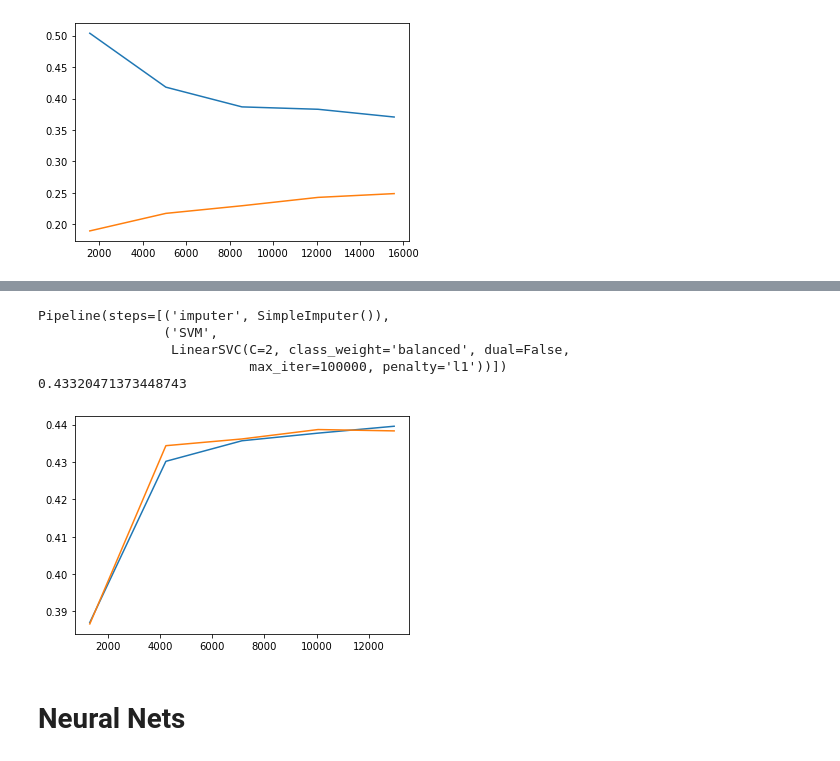
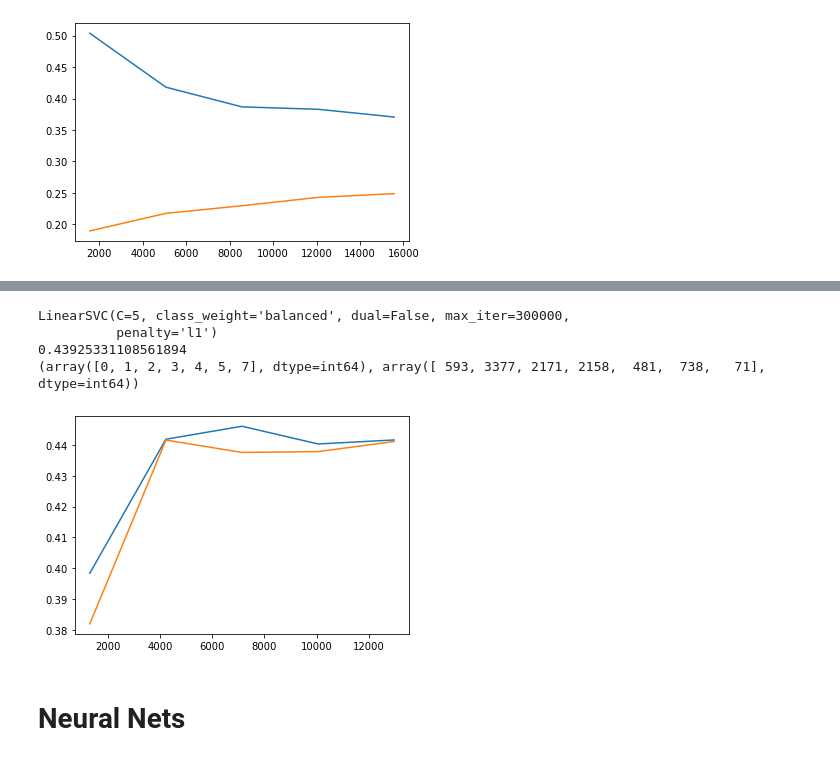
Before and after one commit to WilsJT/Self-Driving, a Jupyter notebook: test.ipynb, the cells around one changed output, grey strips where cells are left out. Drawn from its saved outputs; the diff is of its cells as text; code cells hidden in the pictures.

```diff
--- a/test.ipynb
+++ b/test.ipynb
@@ -254,23 +255,24 @@ plt.show()
 # %% [output]
 [figure]
 # %%
-# Linear
-svm_l2 = LinearSVC()
+# Linear L2, Hinge loss
+svm_h = LinearSVC()
 
 params = {
     'SVM__C': [0.01, 0.1, 1, 2, 5],
     'SVM__penalty': ["l2"],
-    'SVM__loss': ["hinge", "squared_hinge"],
+    'SVM__loss': ["hinge"],
     'SVM__class_weight': ["balanced"],
-    'SVM__max_iter': [100000],
+    'SVM__max_iter': [300000],
     'SVM__tol': [1e-4],
 }
 
 # imp = SimpleImputer(missing_values=np.nan, strategy="mean")
-pipe_l2 = Pipeline(steps=[("imputer", imp), ("SVM", svm_l2)])
+scaler = MinMaxScaler((-1, 1))
+pipe_h = Pipeline(steps=[("scaler", scaler), ("SVM", svm_h)])
 
-grid_l2 = GridSearchCV(pipe_l2, params, scoring="accuracy", cv=StratifiedKFold(3), error_score="raise")
-grid_l2.fit(X_train, y_train)
+grid_h = GridSearchCV(pipe_h, params, scoring="accuracy", cv=StratifiedKFold(3), error_score="raise")
+grid_h.fit(X_train, y_train)
 
-print(grid_l2.cv_results_)
+print(grid_h.cv_results_)
 # %% [output]
@@ -302,22 +304,23 @@ Pipeline(steps=[('imputer', SimpleImputer()),
 # %%
-# Linear
-svm_l1 = LinearSVC()
+# Linear Squared_hinge
+svm_sh = LinearSVC()
 
 params = {
     'SVM__C': [0.01, 0.1, 1, 2, 5],
-    'SVM__penalty': ["l1"],
+    'SVM__penalty': ["l1", "l2"],
     'SVM__dual': [False],
     'SVM__loss': ["squared_hinge"],
     'SVM__class_weight': ["balanced"],
-    'SVM__max_iter': [100000],
+    'SVM__max_iter': [300000],
     'SVM__tol': [1e-4],
 }
 
 # imp = SimpleImputer(missing_values=np.nan, strategy="mean")
-pipe_l1 = Pipeline(steps=[("imputer", imp), ("SVM", svm_l1)])
+scaler = MinMaxScaler((-1, 1))
+pipe_sh = Pipeline(steps=[("scaler", scaler), ("SVM", svm_sh)])
 
-grid_l1 = GridSearchCV(pipe_l1, params, scoring="accuracy", cv=StratifiedKFold(3), error_score="raise")
-grid_l1.fit(X_train, y_train)
+grid_sh = GridSearchCV(pipe_sh, params, scoring="accuracy", cv=StratifiedKFold(3), error_score="raise")
+grid_sh.fit(X_train, y_train)
 
-print(grid_l1.cv_results_)
+print(grid_sh.cv_results_)
 # %% [output]
@@ -341,20 +344,20 @@ print(grid_l1.cv_results_)
 # %%
-print(grid_l1.best_estimator_)
-print(grid_l1.score(X_test, y_test))
+print(grid_sh.best_estimator_[1])
+print(grid_sh.score(X_test, y_test))
+print(np.unique(grid_sh.predict(X_test), return_counts=True))
 # %% [output]
-Pipeline(steps=[('imputer', SimpleImputer()),
-                ('SVM',
-                 LinearSVC(C=2, class_weight='balanced', dual=False,
-                           max_iter=100000, penalty='l1'))])
-0.43320471373448743
+LinearSVC(C=5, class_weight='balanced', dual=False, max_iter=300000,
+          penalty='l1')
+0.43925331108561894
+(array([0, 1, 2, 3, 4, 5, 7], dtype=int64), array([ 593, 3377, 2171, 2158,  481,  738,   71], dtype=int64))
 # %%
-training_examples, train_score, valid_score = learning_curve(LinearSVC(C=2, class_weight='balanced', dual=False,max_iter=100000, penalty='l1'),
+training_examples, train_score, valid_score = learning_curve(grid_sh.best_estimator_[1],
                                                              X_train, y_train, cv=StratifiedKFold(3))
 plt.plot(training_examples, np.mean(train_score, axis=1), label="train_score")
 plt.plot(training_examples, np.mean(valid_score, axis=1), label="valid_score")
 plt.show()
 # %% [output]
-[figure, old version]
+[figure, new version]
 # %% [markdown]
 # Neural Nets
 # %%
```
Also changed, not shown: parts of 5 cells of this notebook.
